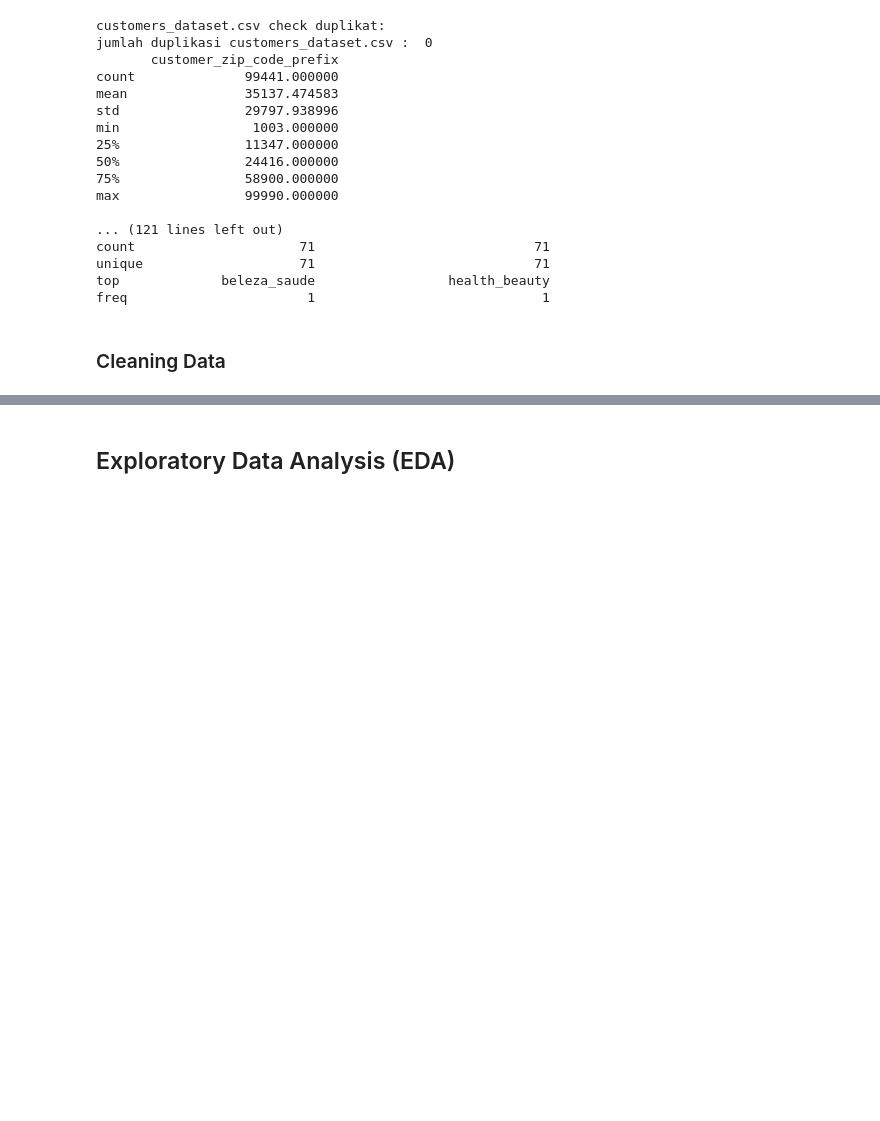
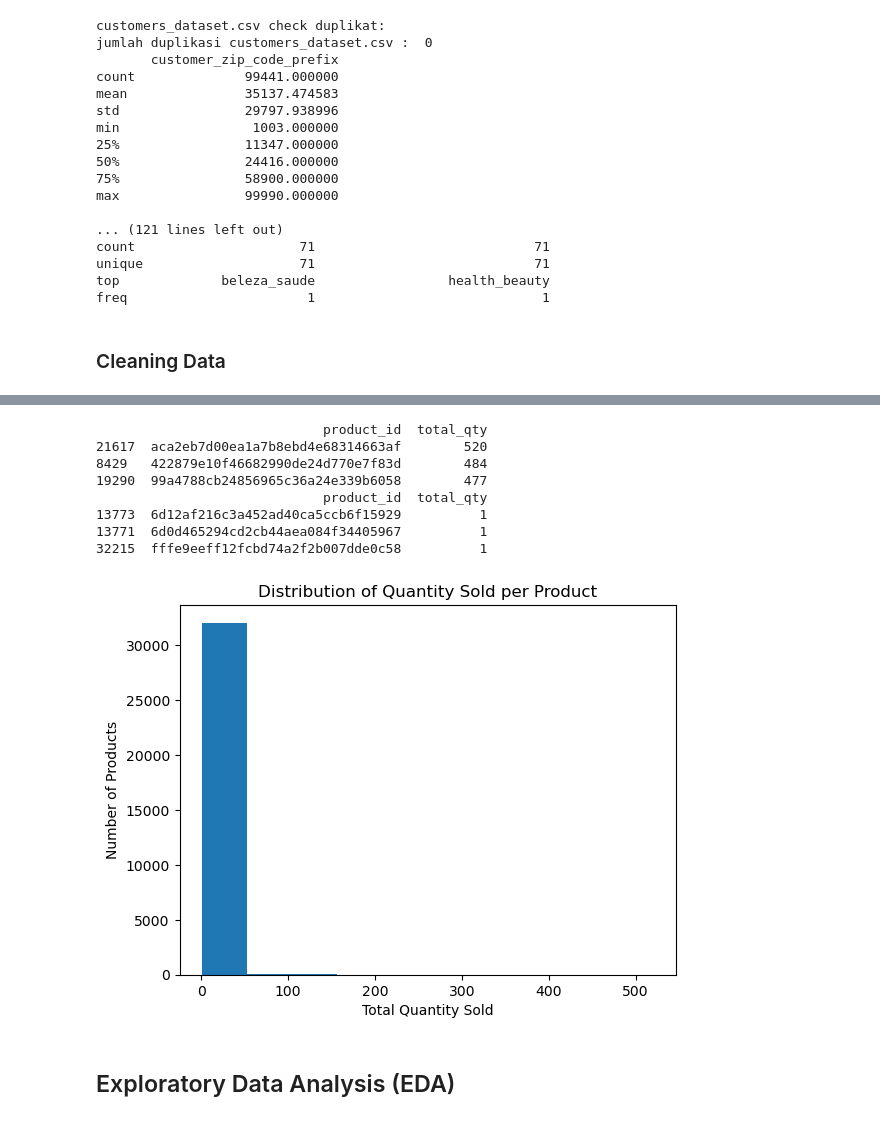
Before and after one commit to zhavei/Data-Analyst-Project-Ecommerce-Public-Dataset, a Jupyter notebook: notebook.ipynb, the cells around one changed output, grey strips where cells are left out. Saved outputs shown, nothing was run; the diff lists cells and outputs as text; code cells hidden in the pictures; blank space fills up the shorter version.

Commit message:
cleanup data

```diff
--- a/notebook.ipynb
+++ b/notebook.ipynb
@@ -167,3 +219,43 @@ freq                       1                             1
+# %%
+# test doang
+
+# Keep only completed orders
+orders = orders[orders['order_status'] == 'delivered']
+
+# Join order items with orders
+data = order_items.merge(orders[['order_id']], on='order_id')
+
+# Group by product and sum quantity
+product_qty = data.groupby('product_id')['order_item_id'].count().reset_index(name='total_qty')
+
+# Sort products by total quantity sold
+product_qty = product_qty.sort_values('total_qty', ascending=False)
+
+# Top 3 most popular products
+print(product_qty.head(3))
+
+# Bottom 3 least popular products
+print(product_qty.tail(3))
+
+# Plot distribution of product quantities
+plt.hist(product_qty['total_qty'])
+plt.xlabel('Total Quantity Sold')
+plt.ylabel('Number of Products')
+plt.title('Distribution of Quantity Sold per Product')
+plt.show()
+
+ax = top_cats.plot.barh(x='product_category_name', y='price', figsize=(12, 8), title='Top 5 Product Categories by Revenue')
+ax.set_xlabel('Revenue ($)')
+# %% [output]
+                             product_id  total_qty
+21617  aca2eb7d00ea1a7b8ebd4e68314663af        520
+8429   422879e10f46682990de24d770e7f83d        484
+19290  99a4788cb24856965c36a24e339b6058        477
+                             product_id  total_qty
+13773  6d12af216c3a452ad40ca5ccb6f15929          1
+13771  6d0d465294cd2cb44aea084f34405967          1
+32215  fffe9eeff12fcbd74a2f2b007dde0c58          1
+[figure, added]
 # %% [markdown]
 ## Exploratory Data Analysis (EDA)
 # %% [markdown]
```
Also changed, not shown: parts of 2 cells of this notebook.
